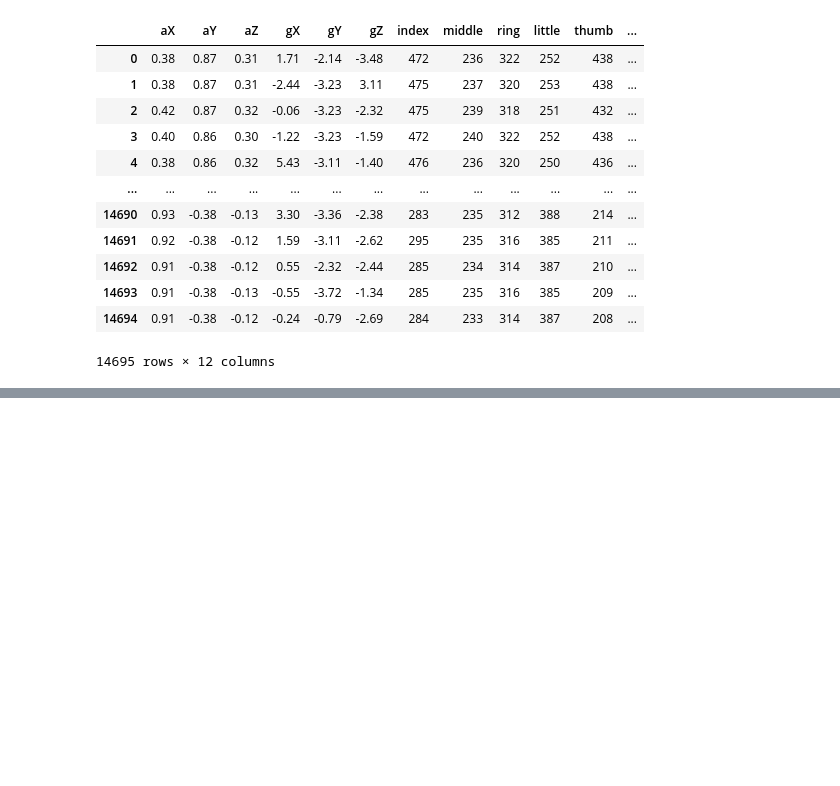
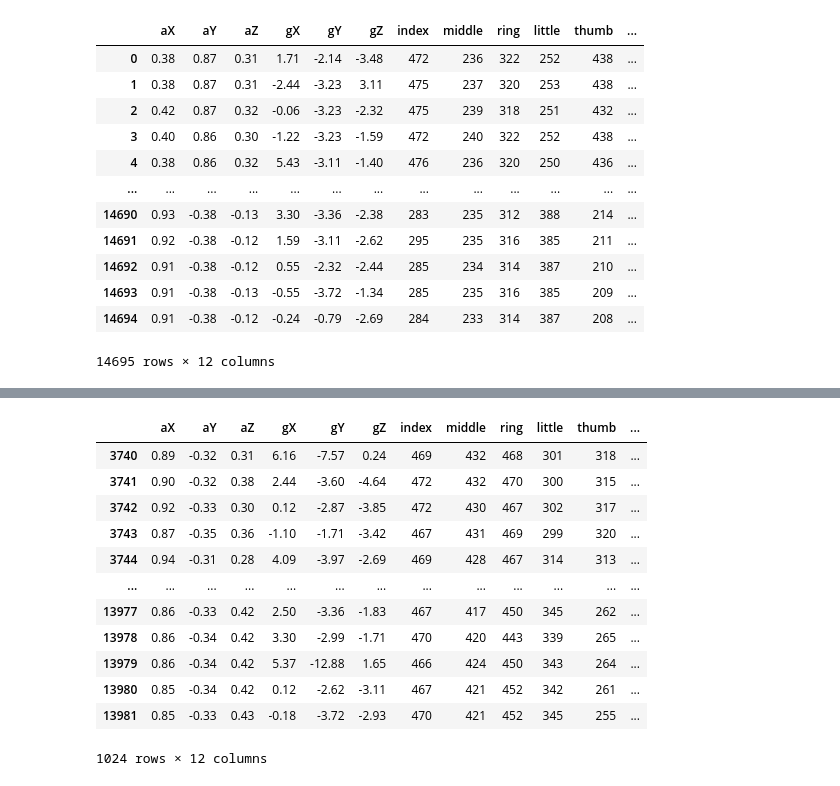
Before and after one commit to SCH-Sign-language-translation-gloves/SLTG_arduino, a Jupyter notebook: DL/DL_tset.ipynb, the cells around one changed output, grey strips where cells are left out. Cells and saved outputs as stored; diff of their text form; code cells hidden in the pictures; blank space fills up the shorter version.

```diff
--- a/DL/DL_tset.ipynb
+++ b/DL/DL_tset.ipynb
@@ -185,0 +529,16 @@ AttributeError: module 'matplotlib.cm' has no attribute 'Blue'
+# %%
+finaldata[finaldata["Character"]==11]
+# %% [output]
+|  | aX | aY | aZ | gX | gY | gZ | index | middle | ring | little | thumb | ... |
+| 3740 | 0.89 | -0.32 | 0.31 | 6.16 | -7.57 | 0.24 | 469 | 432 | 468 | 301 | 318 | ... |
+| 3741 | 0.90 | -0.32 | 0.38 | 2.44 | -3.60 | -4.64 | 472 | 432 | 470 | 300 | 315 | ... |
+| 3742 | 0.92 | -0.33 | 0.30 | 0.12 | -2.87 | -3.85 | 472 | 430 | 467 | 302 | 317 | ... |
+| 3743 | 0.87 | -0.35 | 0.36 | -1.10 | -1.71 | -3.42 | 467 | 431 | 469 | 299 | 320 | ... |
+| 3744 | 0.94 | -0.31 | 0.28 | 4.09 | -3.97 | -2.69 | 469 | 428 | 467 | 314 | 313 | ... |
+| ... | ... | ... | ... | ... | ... | ... | ... | ... | ... | ... | ... | ... |
+| 13977 | 0.86 | -0.33 | 0.42 | 2.50 | -3.36 | -1.83 | 467 | 417 | 450 | 345 | 262 | ... |
+| 13978 | 0.86 | -0.34 | 0.42 | 3.30 | -2.99 | -1.71 | 470 | 420 | 443 | 339 | 265 | ... |
+| 13979 | 0.86 | -0.34 | 0.42 | 5.37 | -12.88 | 1.65 | 466 | 424 | 450 | 343 | 264 | ... |
+| 13980 | 0.85 | -0.34 | 0.42 | 0.12 | -2.62 | -3.11 | 467 | 421 | 452 | 342 | 261 | ... |
+| 13981 | 0.85 | -0.33 | 0.43 | -0.18 | -3.72 | -2.93 | 470 | 421 | 452 | 345 | 255 | ... |
+1024 rows × 12 columns
```
Also changed, not shown: parts of 39 cells of this notebook, 15 other files.
